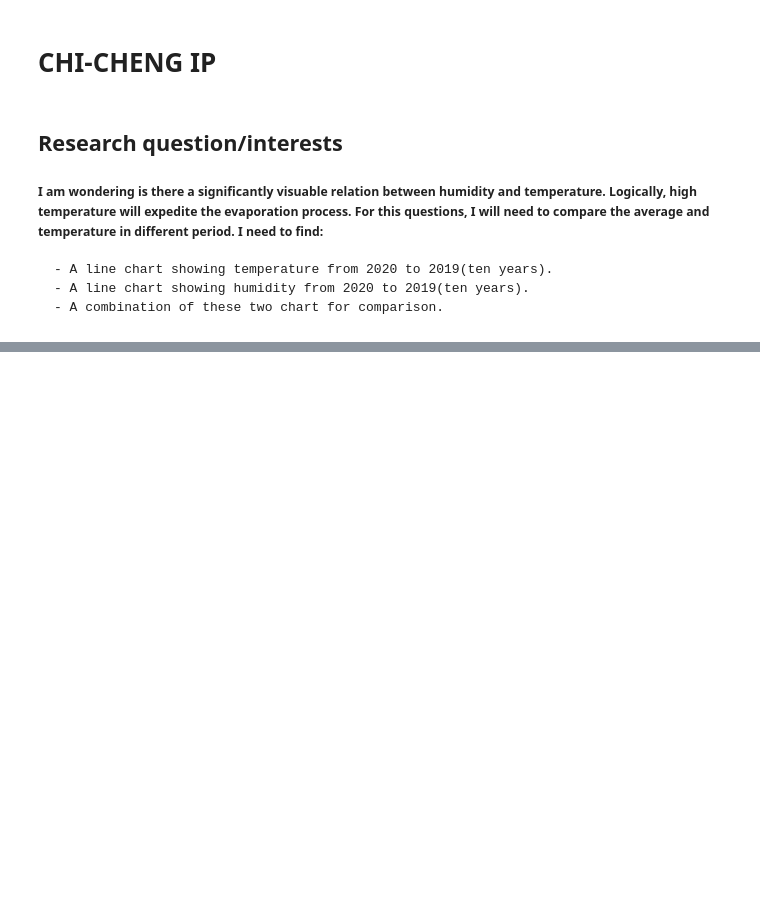
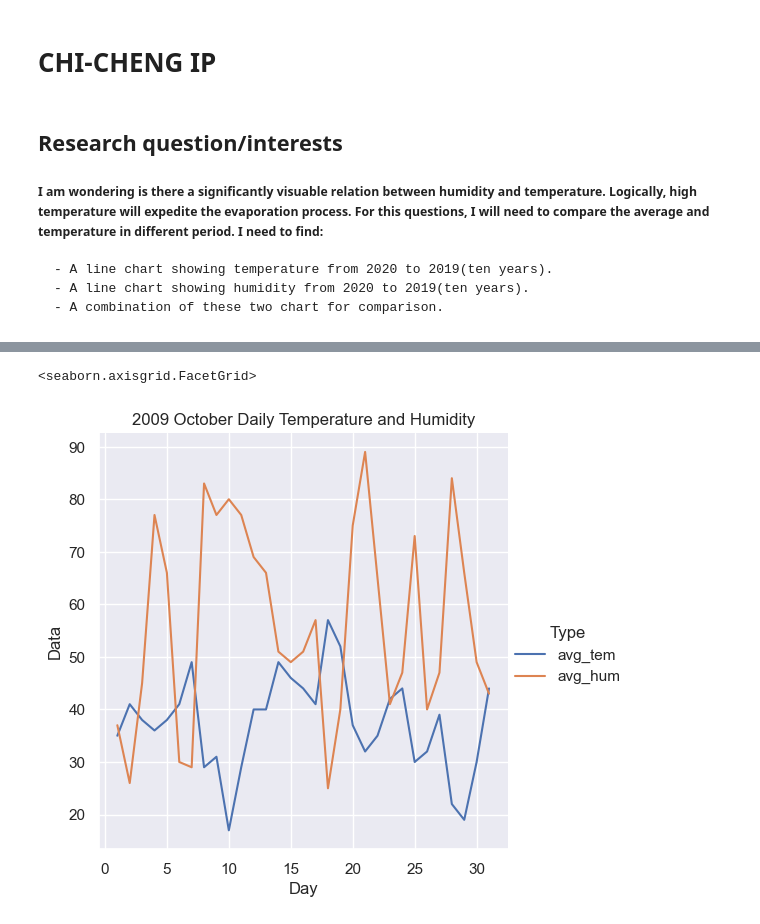
Before and after one commit to ubco-W2022T1-cosc301/project-group29, a Jupyter notebook: notebooks/analysis3.ipynb, the cells around one changed output, grey strips where cells are left out. Drawn from its saved outputs; the diff is of its cells as text; code cells hidden in the pictures; blank space fills up the shorter version.

```diff
--- a/notebooks/analysis3.ipynb
+++ b/notebooks/analysis3.ipynb
@@ -60,0 +74,6 @@ hist = df_all.hist(bins=10,figsize =(20,15))
+# %%
+# Daily average temperature 2009-10
+sns.relplot(data = df_2009_10, kind='line', x='Day', y='Data', hue='Type').set(title='2009 October Daily Temperature and Humidity')
+# %% [output]
+<seaborn.axisgrid.FacetGrid>
+[figure, added]
```
Also changed, not shown: parts of 23 cells of this notebook.
